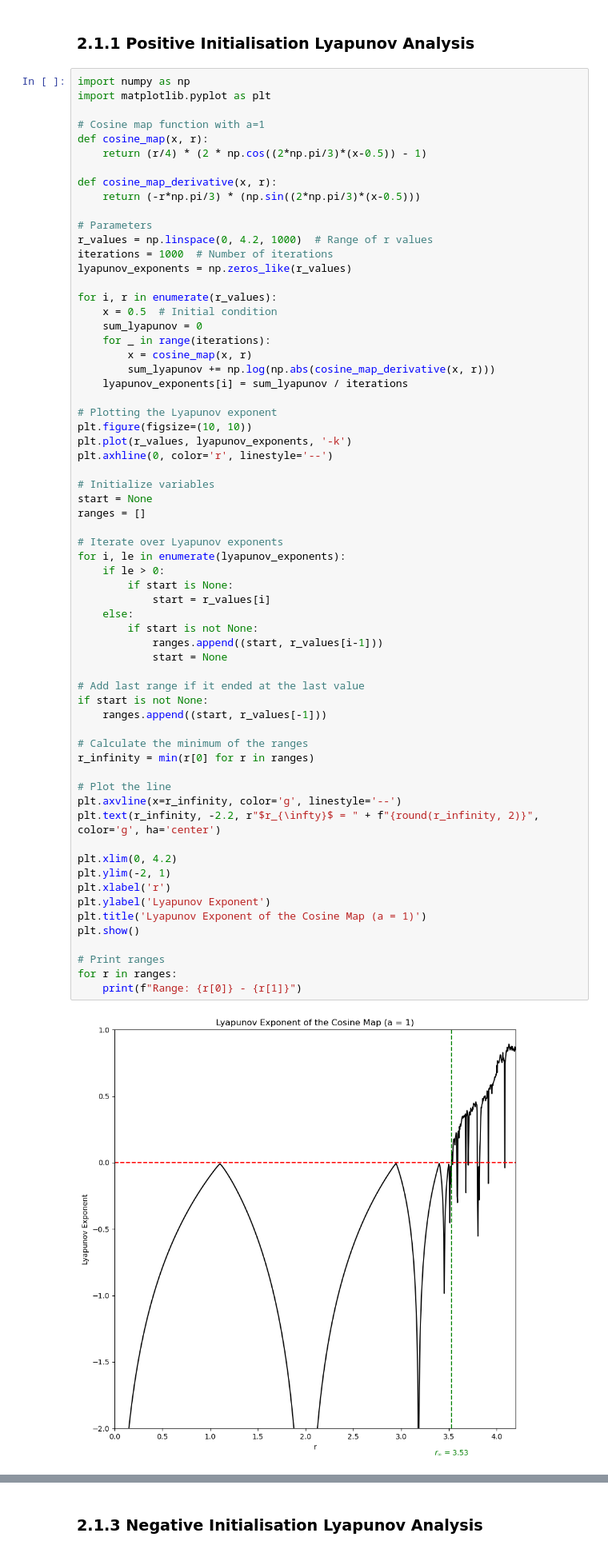
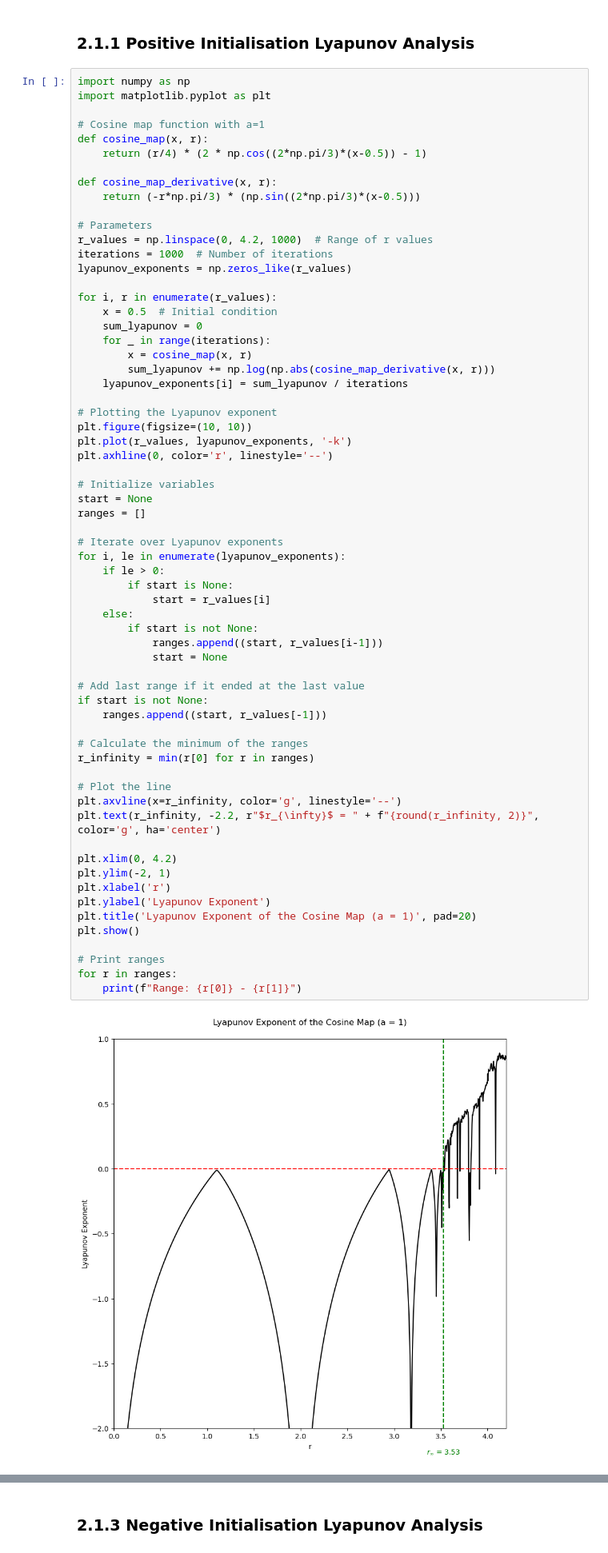
Before and after one commit to lainemulvay/Chaos-in-the-Cosine-Map, a Jupyter notebook: Assingment Notebook.ipynb, the cells around one changed output, grey strips where cells are left out. Shown at 80% size. Saved outputs shown, nothing was run; the diff lists cells and outputs as text.

```diff
--- a/Assingment Notebook.ipynb
+++ b/Assingment Notebook.ipynb
@@ -340,35 +340,35 @@ ranges = []
 for i, le in enumerate(lyapunov_exponents):
     if le > 0:
         if start is None:
             start = r_values[i]
     else:
         if start is not None:
             ranges.append((start, r_values[i-1]))
             start = None
 
 # Add last range if it ended at the last value
 if start is not None:
     ranges.append((start, r_values[-1]))
 
 # Calculate the minimum of the ranges
 r_infinity = min(r[0] for r in ranges)
 
 # Plot the line
 plt.axvline(x=r_infinity, color='g', linestyle='--')
 plt.text(r_infinity, -2.2, r"$r_{\infty}$ = " + f"{round(r_infinity, 2)}", color='g', ha='center')
 
 plt.xlim(0, 4.2)
 plt.ylim(-2, 1)
 plt.xlabel('r')
 plt.ylabel('Lyapunov Exponent')
-plt.title('Lyapunov Exponent of the Cosine Map (a = 1)')
+plt.title('Lyapunov Exponent of the Cosine Map (a = 1)', pad=20)
 plt.show()
 
 # Print ranges
 for r in ranges:
     print(f"Range: {r[0]} - {r[1]}")
 # %% [output]
-[figure, old version]
+[figure, new version]
 Range: 3.5273273273273276 - 3.5357357357357357
 Range: 3.5441441441441444 - 3.5819819819819823
 Range: 3.5945945945945947 - 3.6744744744744744
```
Also changed, not shown: parts of 6 cells of this notebook.
